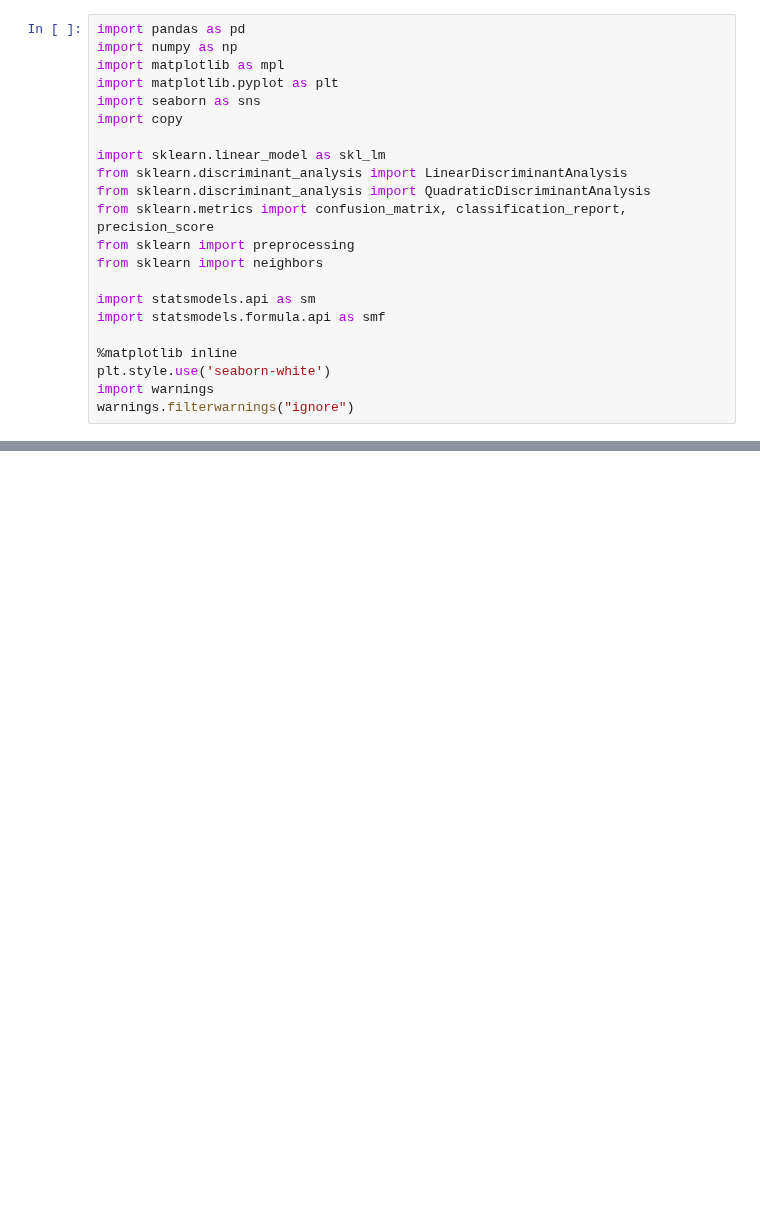
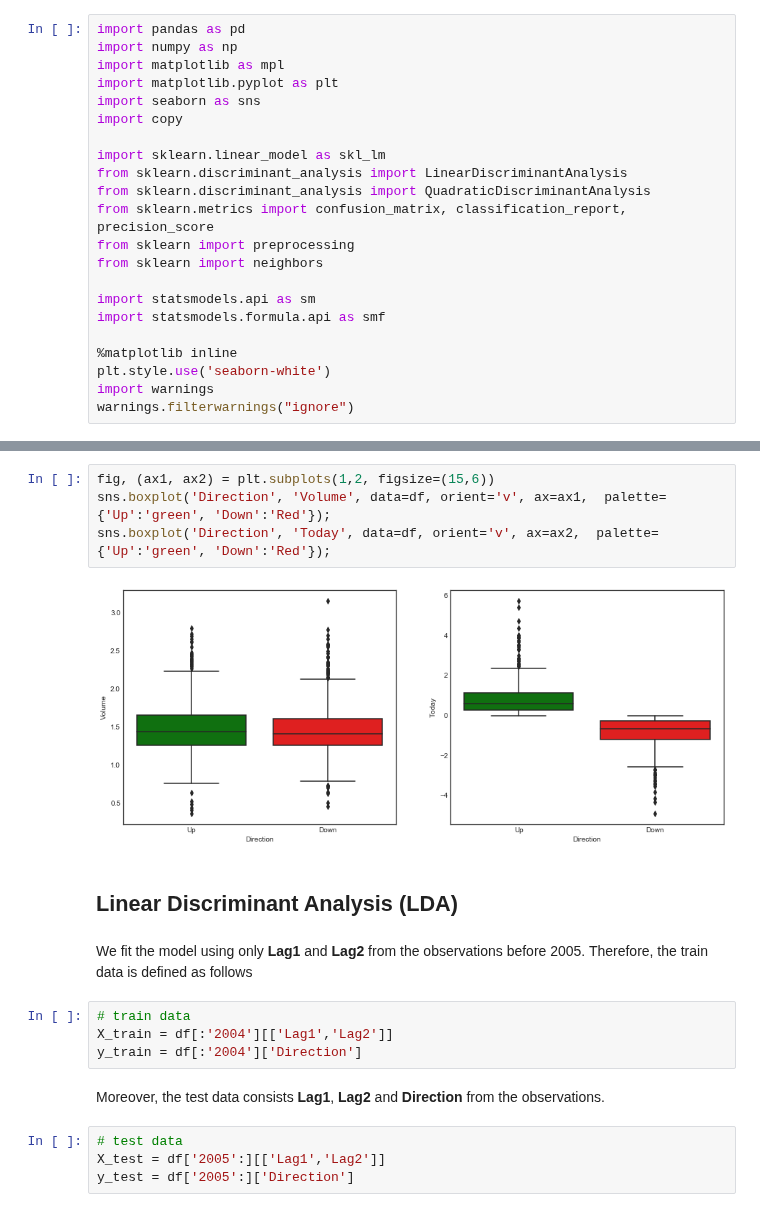
Before and after one commit to HatefDastour/Notes, a Jupyter notebook: Statistical_Learning/A_Comparison_of_Classification_Methods.ipynb, the cells around one changed output, grey strips where cells are left out. Cells and saved outputs as stored; diff of their text form; blank space fills up the shorter version.

```diff
--- a/Statistical_Learning/A_Comparison_of_Classification_Methods.ipynb
+++ b/Statistical_Learning/A_Comparison_of_Classification_Methods.ipynb
@@ -416,0 +194,20 @@ avg / total       0.91      0.93      0.92      1000
+# %%
+fig, (ax1, ax2) = plt.subplots(1,2, figsize=(15,6))
+sns.boxplot('Direction', 'Volume', data=df, orient='v', ax=ax1,  palette={'Up':'green', 'Down':'Red'});
+sns.boxplot('Direction', 'Today', data=df, orient='v', ax=ax2,  palette={'Up':'green', 'Down':'Red'});
+# %% [output]
+[figure, added]
+# %% [markdown]
+## Linear Discriminant Analysis (LDA)
+# %% [markdown]
+We fit the model using only **Lag1** and **Lag2** from the observations before 2005. Therefore, the train data is defined as follows
+# %%
+# train data
+X_train = df[:'2004'][['Lag1','Lag2']]
+y_train = df[:'2004']['Direction']
+# %% [markdown]
+Moreover, the test data consists **Lag1**, **Lag2** and **Direction** from the observations.
+# %%
+# test data
+X_test = df['2005':][['Lag1','Lag2']]
+y_test = df['2005':]['Direction']
```
Also changed, not shown: parts of 128 cells of this notebook, 2 other files.
